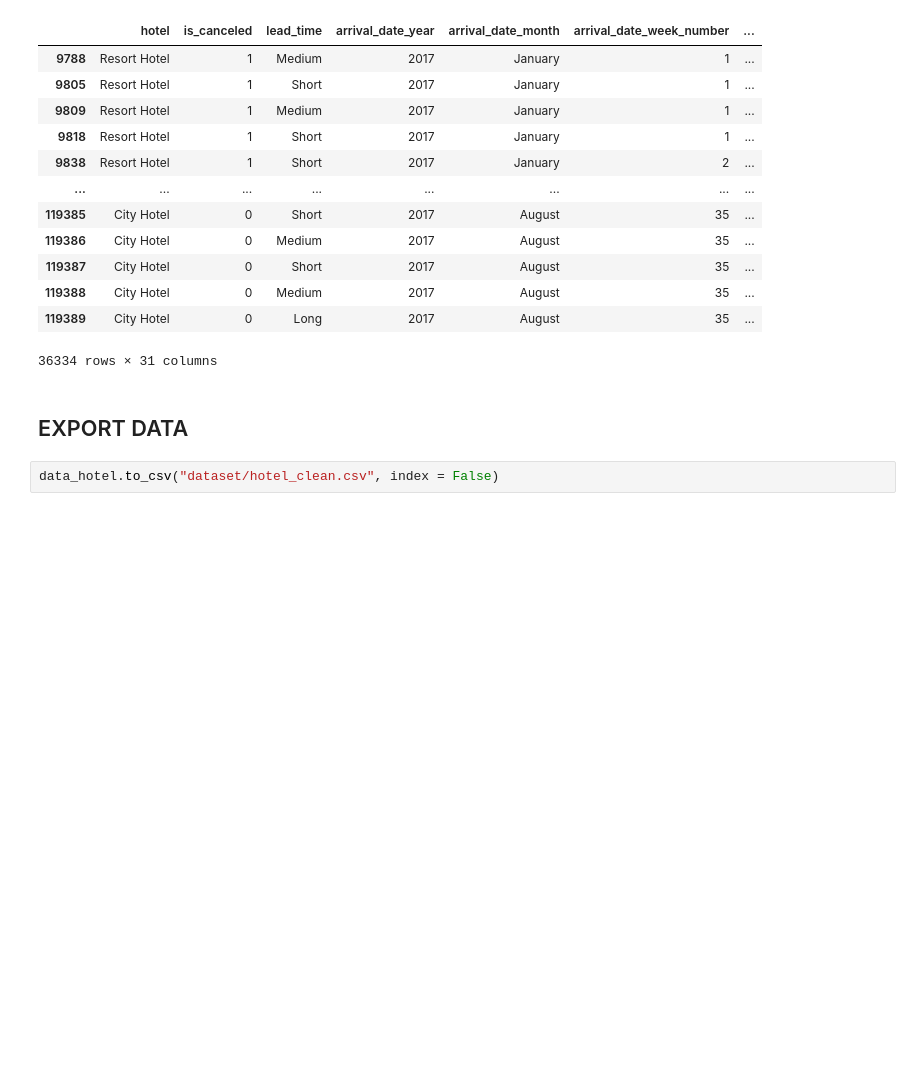
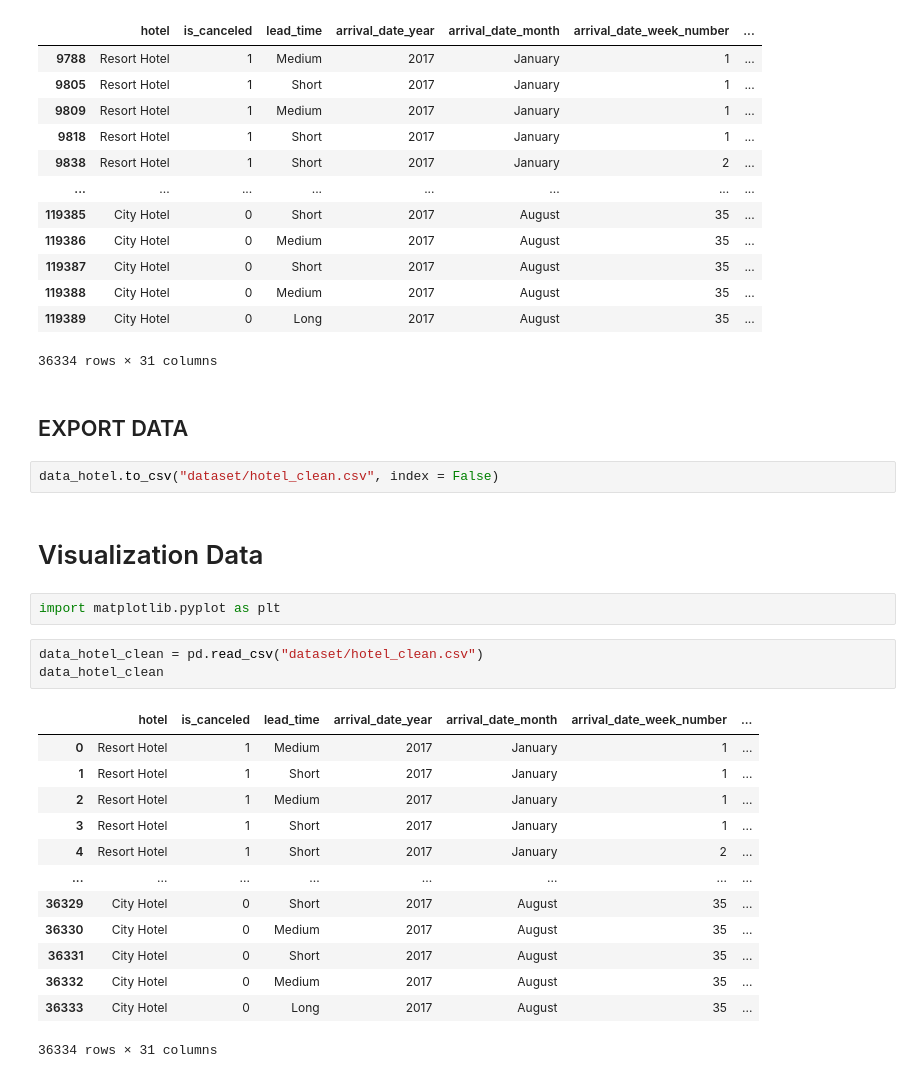
Before and after one commit to ferdinosaurus/intermediate-python-AI-INDONESIA, a Jupyter notebook: Final Project/SoalB.ipynb, the cells around one changed output. Saved outputs shown, nothing was run; the diff lists cells and outputs as text; blank space fills up the shorter version.

```diff
--- a/Final Project/SoalB.ipynb
+++ b/Final Project/SoalB.ipynb
@@ -312,3 +309,24 @@ data_hotel
 ## EXPORT DATA
 # %%
 data_hotel.to_csv("dataset/hotel_clean.csv", index = False)
+# %% [markdown]
+# Visualization Data
+# %%
+import matplotlib.pyplot as plt
+# %%
+data_hotel_clean = pd.read_csv("dataset/hotel_clean.csv")
+data_hotel_clean
+# %% [output]
+|  | hotel | is_canceled | lead_time | arrival_date_year | arrival_date_month | arrival_date_week_number | ... |
+| 0 | Resort Hotel | 1 | Medium | 2017 | January | 1 | ... |
+| 1 | Resort Hotel | 1 | Short | 2017 | January | 1 | ... |
+| 2 | Resort Hotel | 1 | Medium | 2017 | January | 1 | ... |
+| 3 | Resort Hotel | 1 | Short | 2017 | January | 1 | ... |
+| 4 | Resort Hotel | 1 | Short | 2017 | January | 2 | ... |
+| ... | ... | ... | ... | ... | ... | ... | ... |
+| 36329 | City Hotel | 0 | Short | 2017 | August | 35 | ... |
+| 36330 | City Hotel | 0 | Medium | 2017 | August | 35 | ... |
+| 36331 | City Hotel | 0 | Short | 2017 | August | 35 | ... |
+| 36332 | City Hotel | 0 | Medium | 2017 | August | 35 | ... |
+| 36333 | City Hotel | 0 | Long | 2017 | August | 35 | ... |
+36334 rows × 31 columns
```
Also changed, not shown: parts of 9 cells of this notebook, 1 other file.
